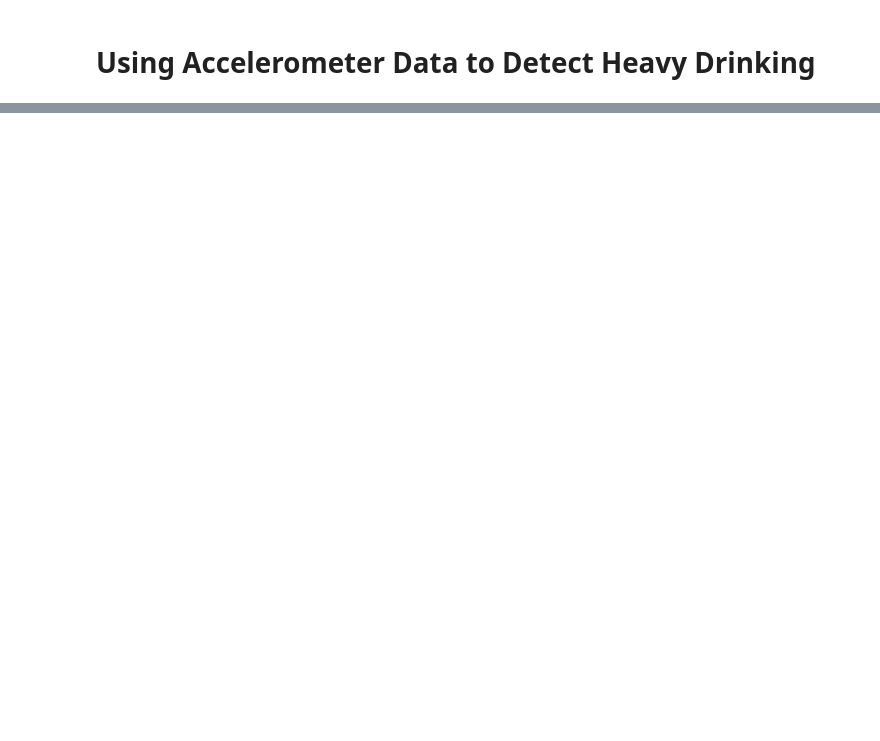
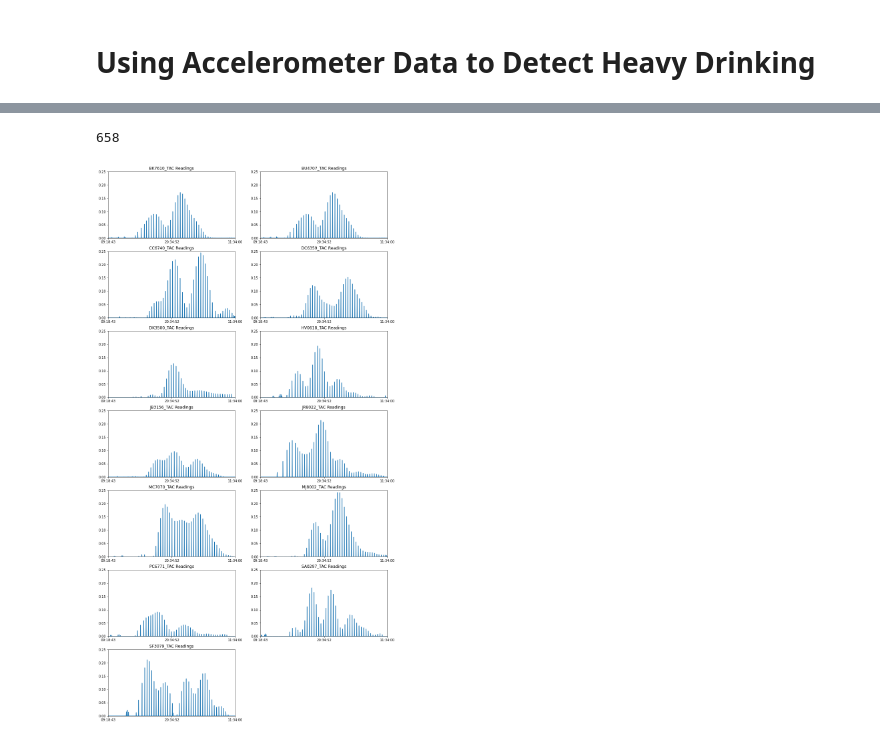
Before and after one commit to kshashank03/data-science-projects, a Jupyter notebook: Classification_Models/detecting_heavy_drinking_using_motion_data.ipynb, the cells around one changed output, grey strips where cells are left out. Saved outputs shown, nothing was run; the diff lists cells and outputs as text; code cells hidden in the pictures; blank space fills up the shorter version.

Commit message:
2nd Push, visualizations constructed

```diff
--- a/Classification_Models/detecting_heavy_drinking_using_motion_data.ipynb
+++ b/Classification_Models/detecting_heavy_drinking_using_motion_data.ipynb
@@ -41,0 +51,24 @@ plt.show()
+# %%
+TAC_data_pivot.head()
+type(TAC_data_pivot.index[len(TAC_data_pivot.index)/2])
+print(len(TAC_data_pivot.index))
+# %% [output]
+658
+# %%
+plt.figure(figsize=(15, 30))
+x=1
+date_min = TAC_data_pivot.index[0]
+date_max = TAC_data_pivot.index[len(TAC_data_pivot.index)-1]
+date_mid = TAC_data_pivot.index[len(TAC_data_pivot.index)/2]
+
+for i in TAC_data_pivot.columns:
+  plt.subplot(7, 2, x)
+  plt.subplot(7, 2, x).set_xticks([0, len(TAC_data_pivot[i])/2, len(TAC_data_pivot[i])-1])
+  plt.subplot(7, 2, x).set_xticklabels([date_min[-8:], date_mid[-8:], date_max[-8:]])
+  plt.plot(TAC_data_pivot[i])
+  plt.ylim(0.00, 0.25)
+  plt.xlim(date_min, date_max)
+  plt.title(i + " Readings")
+  x+=1
+# %% [output]
+[figure, added]
```
Also changed, not shown: parts of 4 cells of this notebook.
